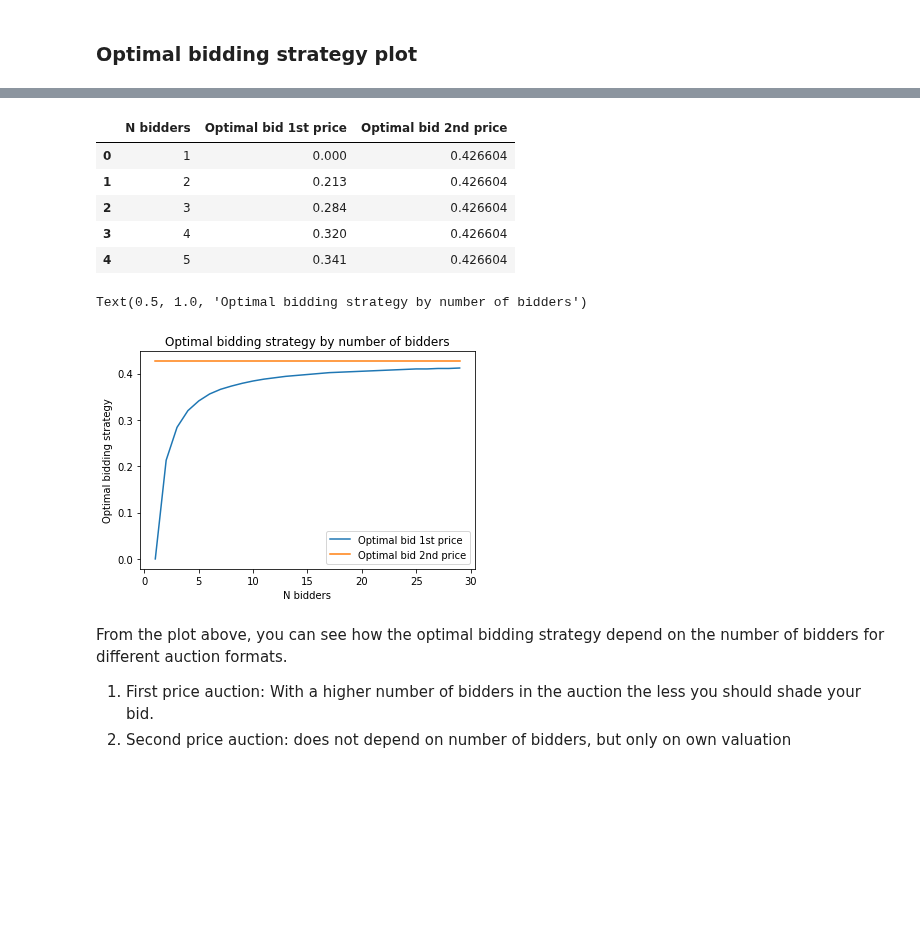
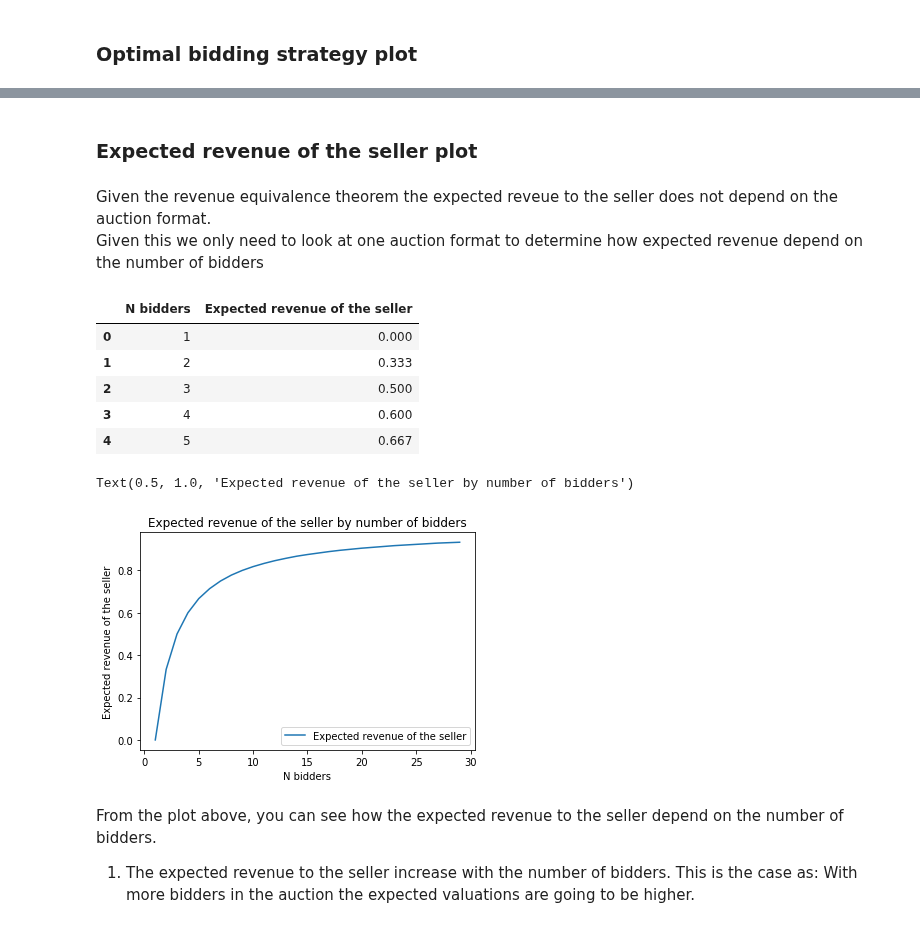
Before and after one commit to NumEconCopenhagen/projects-2019-wms, a Jupyter notebook: modelproject/modelproject.ipynb, the cells around one changed output, grey strips where cells are left out. Cells and saved outputs as stored; diff of their text form; code cells hidden in the pictures; blank space fills up the shorter version.

Commit message:
updated code for uniform distributions

```diff
--- a/modelproject/modelproject.ipynb
+++ b/modelproject/modelproject.ipynb
@@ -166,25 +258,30 @@ payoff(bid = bid, highest_bid = highest_bid, k_highest_bid = second_highest_bid)
+# %% [markdown]
+### Expected revenue of the seller plot
+# %% [markdown]
+Given the revenue equivalence theorem the expected reveue to the seller does not depend on the auction format. <br>
+Given this we only need to look at one auction format to determine how expected revenue depend on the number of bidders
 # %%
-number_of_bidders = list(range(1,30))
+number_of_bidders = list(range(1,30)) # Create the first column with the number of bidders (x - axis)
 df = pd.DataFrame(number_of_bidders)
 df = df.rename(index=str, columns={0: "N bidders"})
-df['Optimal bid 1st price'] = opt_bid_1_price_uniform(a = a, n = df['N bidders'], valuation = valuation)
-df['Optimal bid 2nd price'] = valuation
+
+
+df['Expected revenue of the seller'] = functions.expected_revenue_uniform(a = a, b = b, n = df['N bidders']) # Include column with the expected revenue to the seller for different N values.
 df.head()
 # %% [output]
-|  | N bidders | Optimal bid 1st price | Optimal bid 2nd price |
-| 0 | 1 | 0.000 | 0.426604 |
-| 1 | 2 | 0.213 | 0.426604 |
-| 2 | 3 | 0.284 | 0.426604 |
-| 3 | 4 | 0.320 | 0.426604 |
-| 4 | 5 | 0.341 | 0.426604 |
+|  | N bidders | Expected revenue of the seller |
+| 0 | 1 | 0.000 |
+| 1 | 2 | 0.333 |
+| 2 | 3 | 0.500 |
+| 3 | 4 | 0.600 |
+| 4 | 5 | 0.667 |
 # %%
-df.plot(x = 'N bidders')
-plt.ylabel('Optimal bidding strategy')
-plt.title('Optimal bidding strategy by number of bidders')
+df.plot(x = 'N bidders') # Define what to plot (x - axis)
+plt.ylabel('Expected revenue of the seller') # Label y axis
+plt.title('Expected revenue of the seller by number of bidders') # add title to the plot
 # %% [output]
-Text(0.5, 1.0, 'Optimal bidding strategy by number of bidders')
+Text(0.5, 1.0, 'Expected revenue of the seller by number of bidders')
-[figure, old version]
+[figure, new version]
-# %% [markdown]
-From the plot above, you can see how the optimal bidding strategy depend on the number of bidders for different auction formats.
-1. First price auction: With a higher number of bidders in the auction the less you should shade your bid.
-1. Second price auction: does not depend on number of bidders, but only on own valuation
+# %% [markdown]
+From the plot above, you can see how the expected revenue to the seller depend on the number of bidders.
+1. The expected revenue to the seller increase with the number of bidders. This is the case as: With more bidders in the auction the expected valuations are going to be higher.
```
Also changed, not shown: parts of 49 cells of this notebook, 1 other file.
